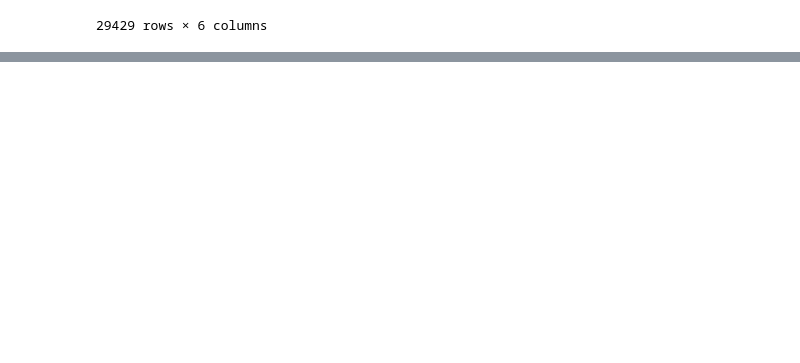
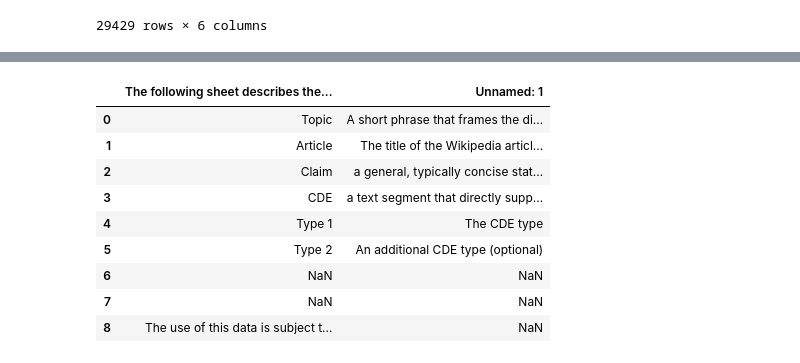
Before and after one commit to will10toman/Argument-Detection-Machine, a Jupyter notebook: data_handler.ipynb, the cells around one changed output, grey strips where cells are left out. Cells and saved outputs as stored; diff of their text form; code cells hidden in the pictures; blank space fills up the shorter version.

```diff
--- a/data_handler.ipynb
+++ b/data_handler.ipynb
@@ -54,0 +109,13 @@ wiki_evidence
+# %%
+cde_data
+# %% [output]
+|  | The following sheet describes the... | Unnamed: 1 |
+| 0 | Topic | A short phrase that frames the di... |
+| 1 | Article | The title of the Wikipedia articl... |
+| 2 | Claim | a general, typically concise stat... |
+| 3 | CDE | a text segment that directly supp... |
+| 4 | Type 1 | The CDE type |
+| 5 | Type 2 | An additional CDE type (optional) |
+| 6 | NaN | NaN |
+| 7 | NaN | NaN |
+| 8 | The use of this data is subject t... | NaN |
```
Also changed, not shown: parts of 5 cells of this notebook.
